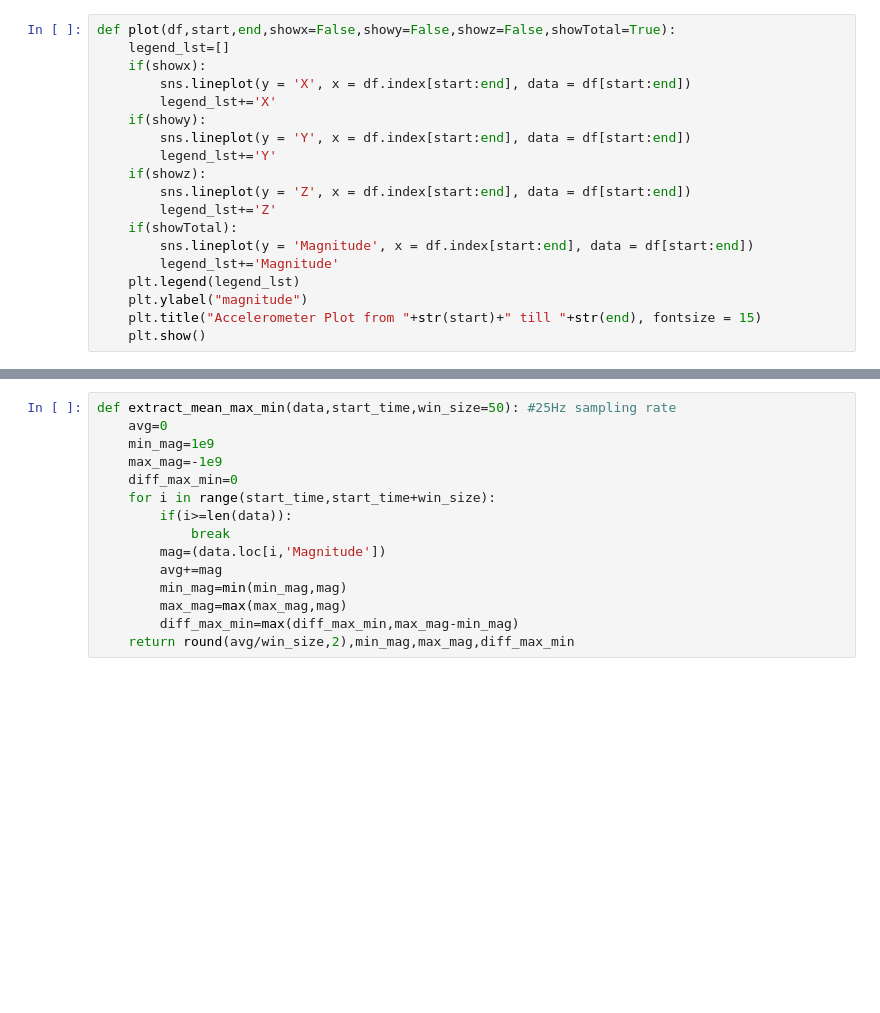
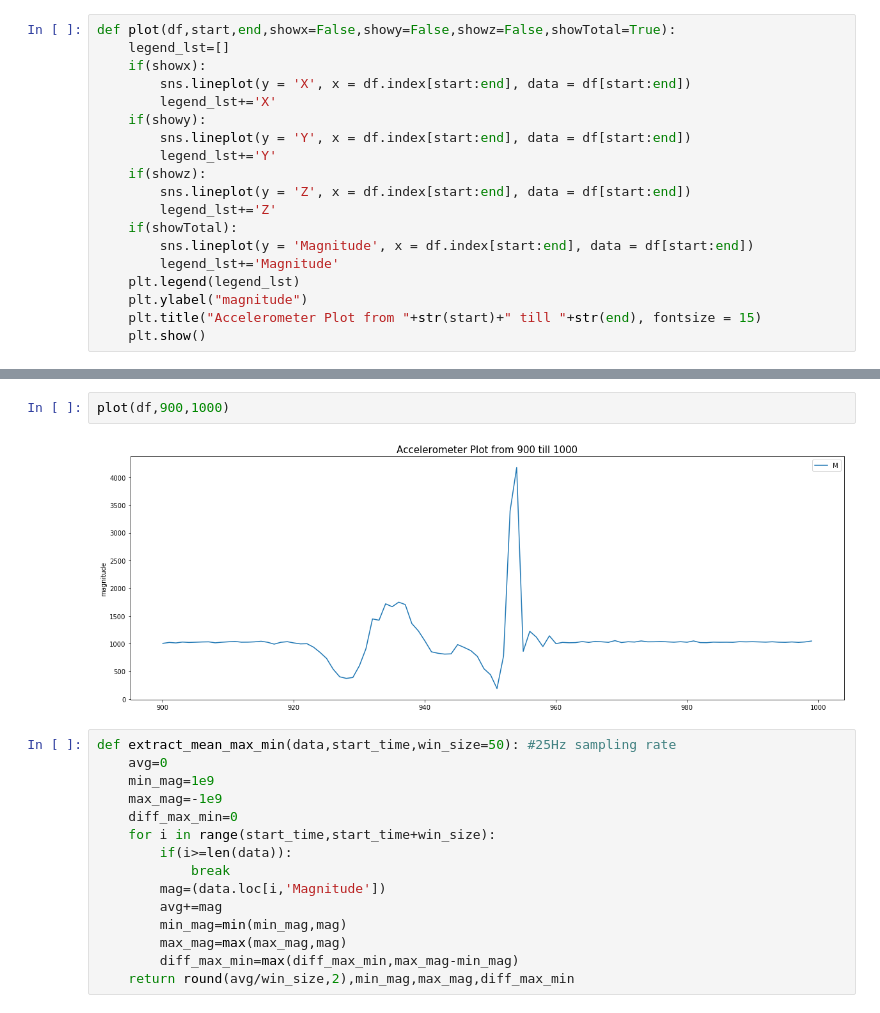
Before and after one commit to mohit-bags/Fall-Detection-using-Accelerometer, a Jupyter notebook: Fall_Detection_abstract.ipynb, the cells around one changed output, grey strips where cells are left out. Saved outputs shown, nothing was run; the diff lists cells and outputs as text; blank space fills up the shorter version.

```diff
--- a/Fall_Detection_abstract.ipynb
+++ b/Fall_Detection_abstract.ipynb
@@ -56,3 +85,7 @@ plot(df,0,df.index[-1])
+# %%
+plot(df,900,1000)
+# %% [output]
+[figure, added]
 # %%
 def extract_mean_max_min(data,start_time,win_size=50): #25Hz sampling rate
     avg=0
```
Also changed, not shown: parts of 13 cells of this notebook, 10 other files.
